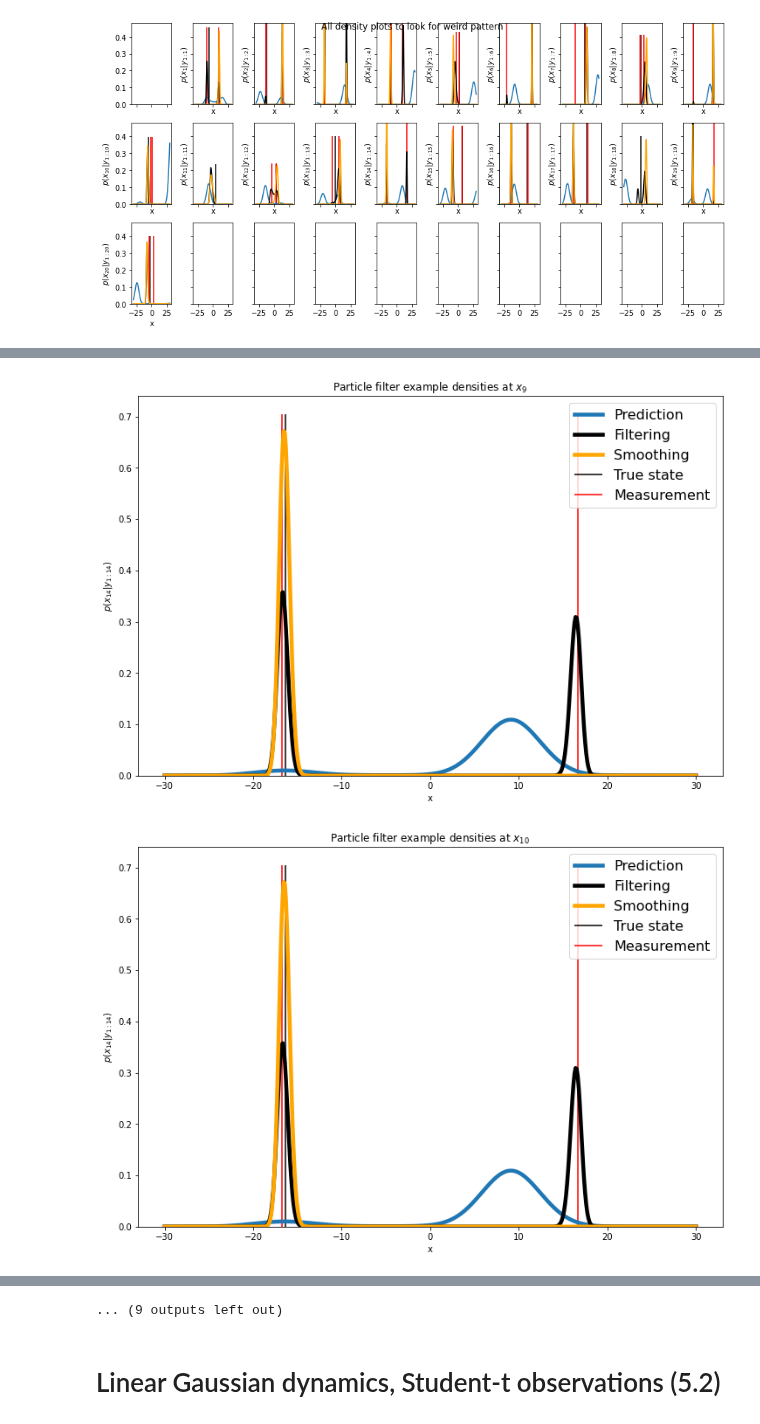
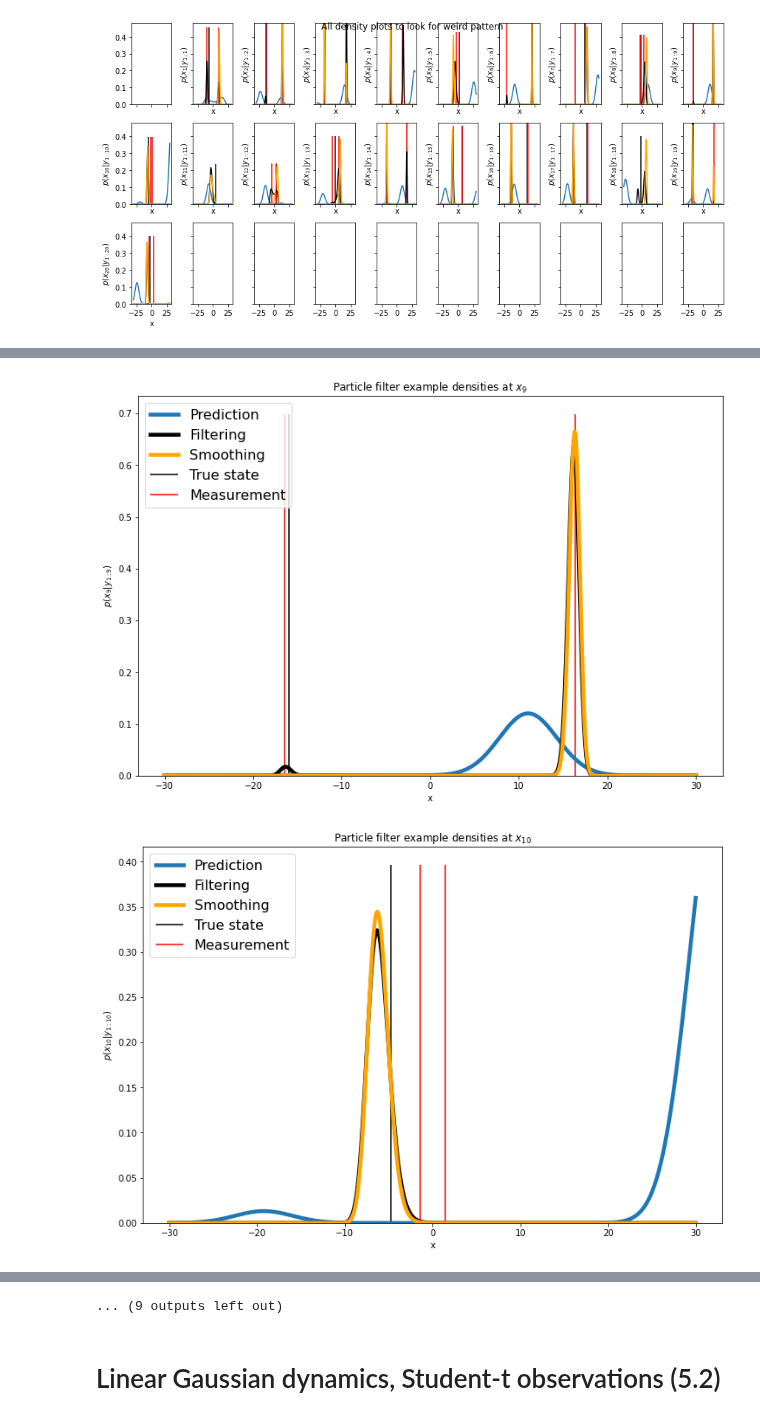
Before and after one commit to probml/probml-notebooks, a Jupyter notebook: notebooks/discretized_ssm.ipynb, the cells around one changed output, grey strips where cells are left out. Saved outputs shown, nothing was run; the diff lists cells and outputs as text; code cells hidden in the pictures.

Commit message:
modify discretized-ssm.ipynb to plot every time steps for the PF example

```diff
--- a/notebooks/discretized_ssm.ipynb
+++ b/notebooks/discretized_ssm.ipynb
@@ -359,7 +433,7 @@ for k in range(max_iter+1):
   plot_density(
       x_true, y, inv_measure_func1,
       x_grid, p_pred, p_filter,
-      p_smooth, k=iter_, legend=True,
+      p_smooth, k=k, legend=True,
       ax=None, title=f"Particle filter example densities at $x_{{{k}}}$",
   )
 # %% [output]
@@ -375,2 +449,2 @@ for k in range(max_iter+1):
-[figure, old version]
+[figure, new version]
-[figure, old version]
+[figure, new version]
```
Also changed, not shown: parts of 17 cells of this notebook.
